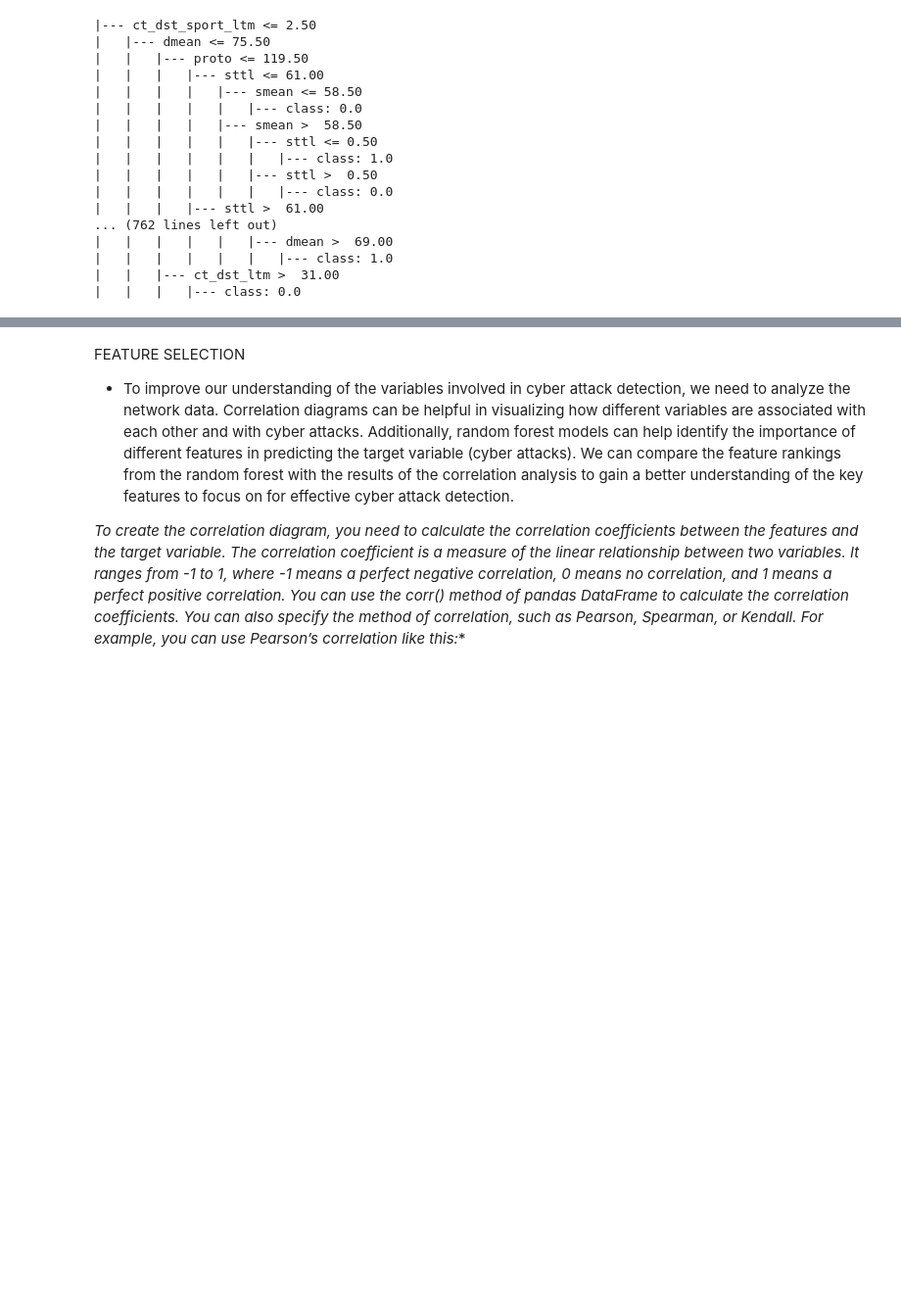
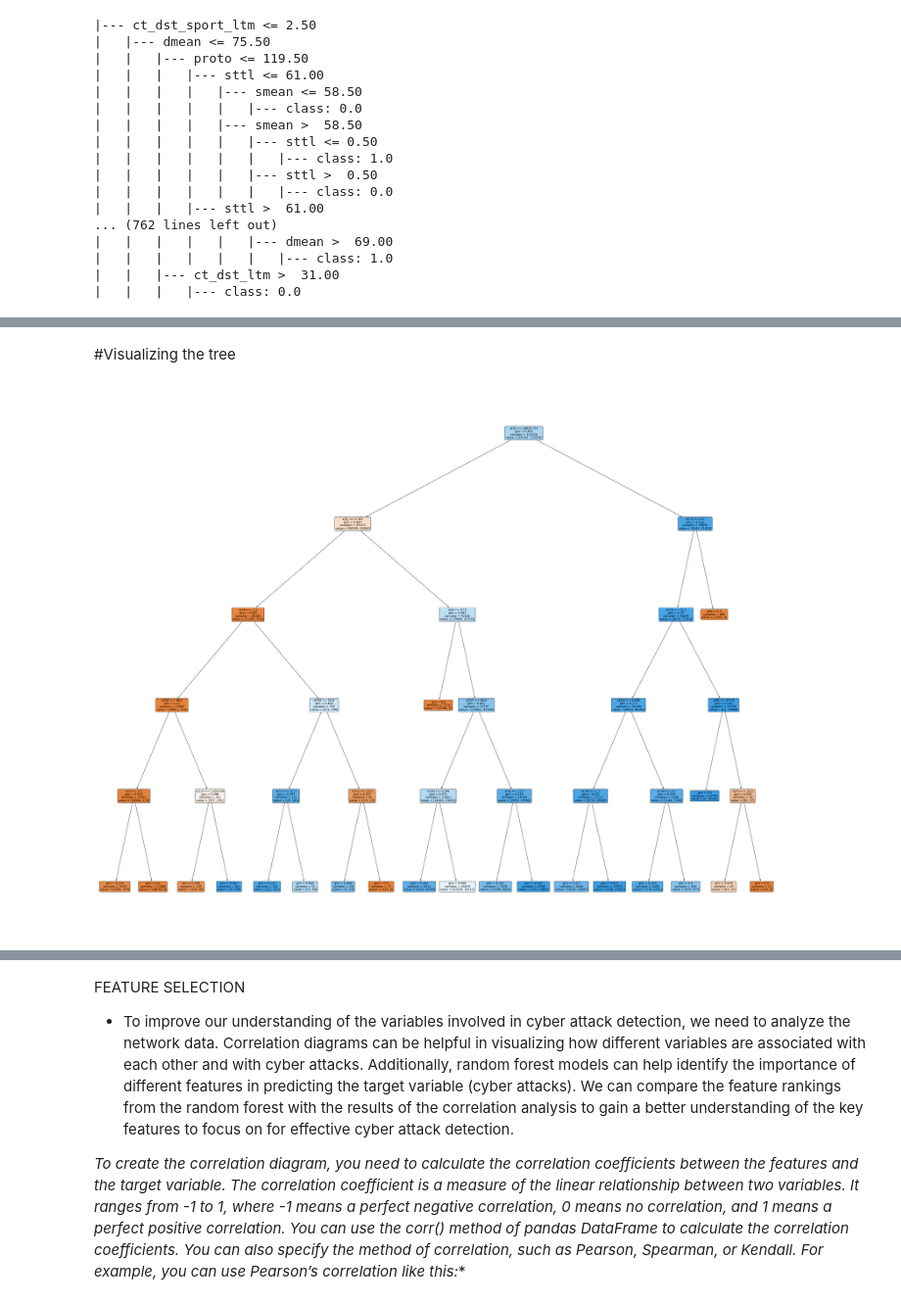
Before and after one commit to Abugahh/Detecting-Networks-Anomaly-using-ML, a Jupyter notebook: Project.ipynb, the cells around one changed output, grey strips where cells are left out. Shown at 98% size. Cells and saved outputs as stored; diff of their text form; code cells hidden in the pictures; blank space fills up the shorter version.

```diff
--- a/Project.ipynb
+++ b/Project.ipynb
@@ -708,8 +721,8 @@ rf = RandomForestClassifier(random_state=11)
 
 # Define the parameter grid
 param_grid = {
-    'n_estimators': [10, 50, 100, 200],
-    'max_depth': [None, 5, 10, 15],
+    'n_estimators': [10],
+    'max_depth': [5],
     'criterion': ['gini'],
     'class_weight': [None, 'balanced']
 }
@@ -733,4 +746,13 @@ y_pred = grid_search.predict(X_test)
 # Evaluate the recall on the test data
 recall = recall_score(y_test, y_pred)
 print("Recall: ", recall)
+
+# Calculate and print the metrics
+accuracy = accuracy_score(y_test, y_pred)
+precision = precision_score(y_test, y_pred)
+f1 = f1_score(y_test, y_pred)
+
+print("Accuracy: ", accuracy)
+print("Precision: ", precision)
+print("F1-score: ", f1)
 # %% [output]
@@ -752,0 +793,10 @@ print(export_text(rf_best,feature_names=feature_names))
+# %%
+rf_best = grid_search.best_estimator_
+from sklearn.tree import export_text
+feature_names = list(X.columns)
+
+# Loop over all the trees in the forest
+for i, estimator in enumerate(rf_best.estimators_):
+    print(f"Tree {i}:")
+    print(export_text(estimator, feature_names=feature_names))
+    print("\n")
@@ -752,0 +828,14 @@ print(export_text(rf_best,feature_names=feature_names))
+# %% [markdown]
+#Visualizing the tree
+# %%
+#visiualizing one tree
+import sklearn.tree
+import matplotlib.pyplot as plt
+from sklearn import tree
+plt.figure(figsize=(50,40))
+plt.rcParams.update({'font.size': 15})
+
+tree.plot_tree(rf_best.estimators_[0], filled=True, rounded=True)
+plt.show()
+# %% [output]
+[figure, added]
```
Also changed, not shown: parts of 24 cells of this notebook, 1 other file.
